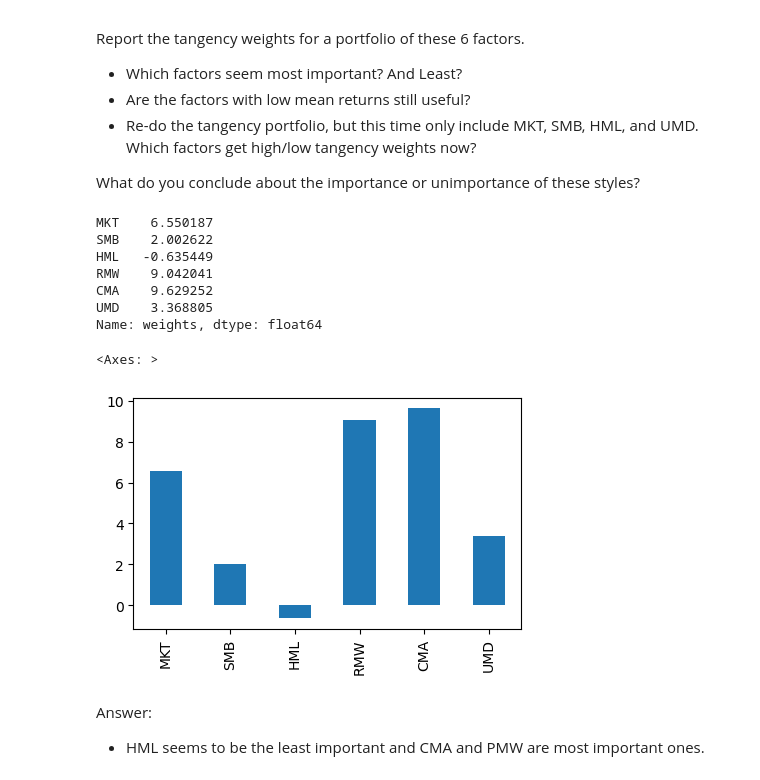
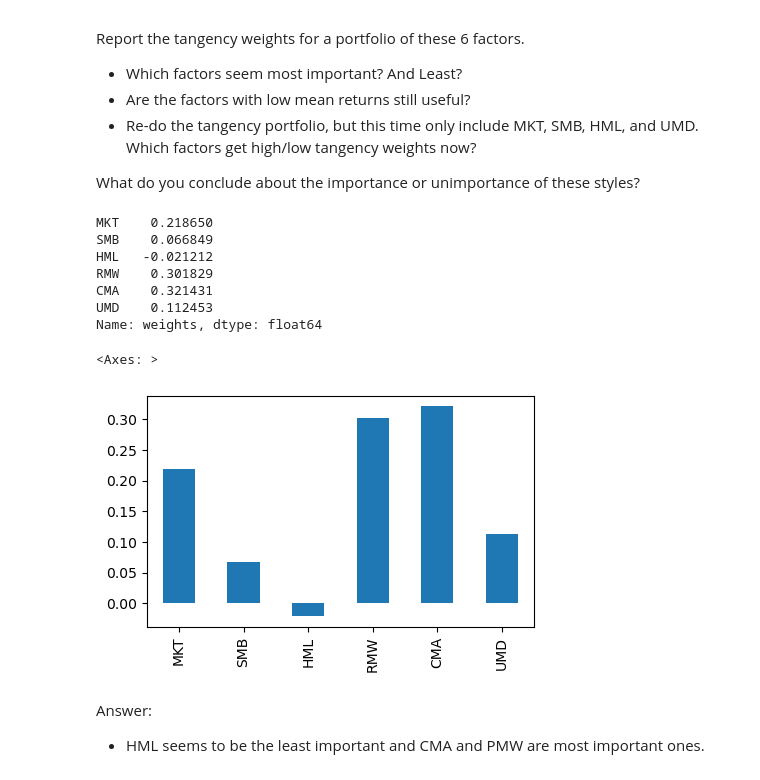
Before and after one commit to kebo1234/Portfolio-HW-Group-B-12, a Jupyter notebook: HW5/theo.ipynb, the cells around one changed output. Drawn from its saved outputs; the diff is of its cells as text; code cells hidden in the pictures.

```diff
--- a/HW5/theo.ipynb
+++ b/HW5/theo.ipynb
@@ -57,7 +57,7 @@ You now have three additional factors, so let’s compare there univariate stati
 import pandas as pd
 import numpy as np
 
-df = pd.read_excel("../Data/factor_pricing_data_monthly.xlsx", sheet_name="factors (excess returns)", index_col=0)
+df = pd.read_excel("factor_pricing_data_monthly.xlsx", sheet_name="factors (excess returns)", index_col=0)
 df.index = pd.to_datetime(df.index)
 
 sr_mean = df.mean() * 12
@@ -163,41 +163,41 @@ What do you conclude about the importance or unimportance of these styles?
 from scipy.optimize import minimize
 
 # sr_mean = rets.mean()
 # df_cov = rets.cov()
 # rf = 0
 # n_assets = rets.shape[1]
 
 def optimized_weights(df_rets,dropna=True,scale_cov=1):
     if dropna:
         df_rets = df_rets.dropna()
 
     covmat_full = df_rets.cov()
     covmat_diag = np.diag(np.diag(covmat_full))
     covmat = scale_cov * covmat_full + (1-scale_cov) * covmat_diag
 
     weights = np.linalg.solve(covmat,df_rets.mean())
-    # weights = weights / weights.sum()
+    weights = weights / weights.sum()
 
     if df_rets.mean() @ weights < 0:
         weights = -weights
 
     return pd.DataFrame(weights, index=df_rets.columns, columns=['weights'])
 
 df_weights_unbounded = optimized_weights(df)['weights']
 print(df_weights_unbounded)
 
 plt.figure(figsize=(5,3))
 df_weights_unbounded.plot.bar()
 # %% [output]
-MKT    6.550187
-SMB    2.002622
-HML   -0.635449
-RMW    9.042041
-CMA    9.629252
-UMD    3.368805
+MKT    0.218650
+SMB    0.066849
+HML   -0.021212
+RMW    0.301829
+CMA    0.321431
+UMD    0.112453
 Name: weights, dtype: float64
 <Axes: >
-[figure, old version]
+[figure, new version]
 # %% [markdown]
 Answer:
 
```
Also changed, not shown: parts of 4 cells of this notebook, 1 other file.
